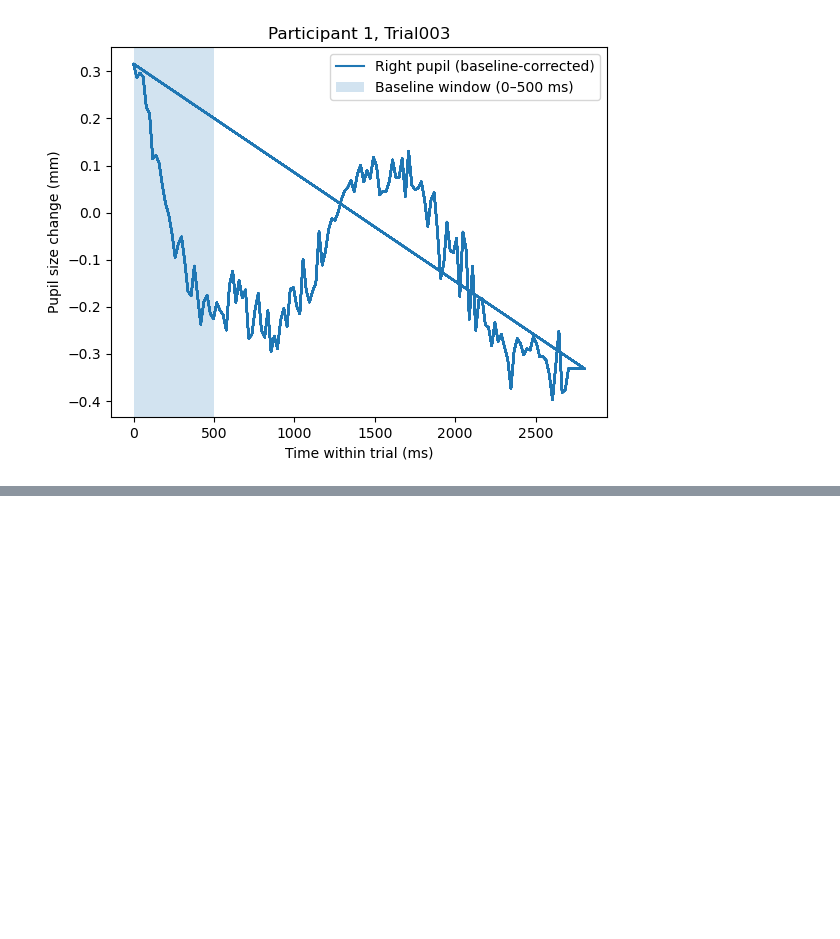
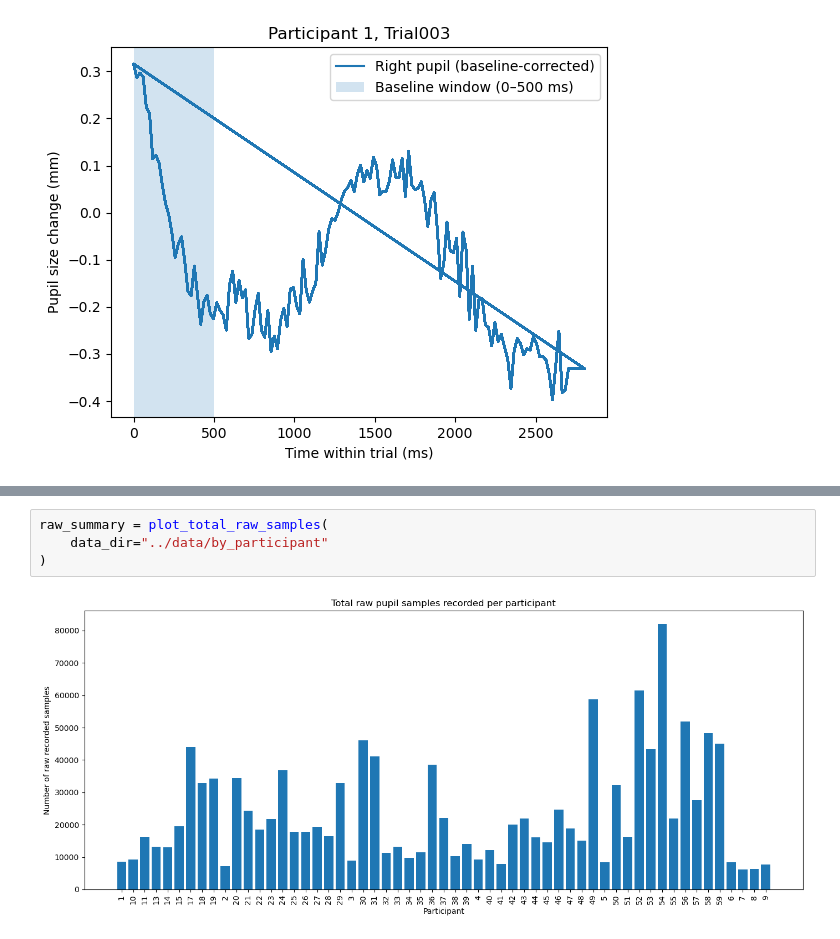
Before and after one commit to mariathurn/ASD-pupil-project, a Jupyter notebook: scripts/baseline_correction.ipynb, the cells around one changed output, grey strips where cells are left out. Cells and saved outputs as stored; diff of their text form; blank space fills up the shorter version.

```diff
--- a/scripts/baseline_correction.ipynb
+++ b/scripts/baseline_correction.ipynb
@@ -246,0 +607,6 @@ plt.show()
+# %%
+raw_summary = plot_total_raw_samples(
+    data_dir="../data/by_participant"
+)
+# %% [output]
+[figure, added]
```
Also changed, not shown: parts of 14 cells of this notebook, 3 other files.
